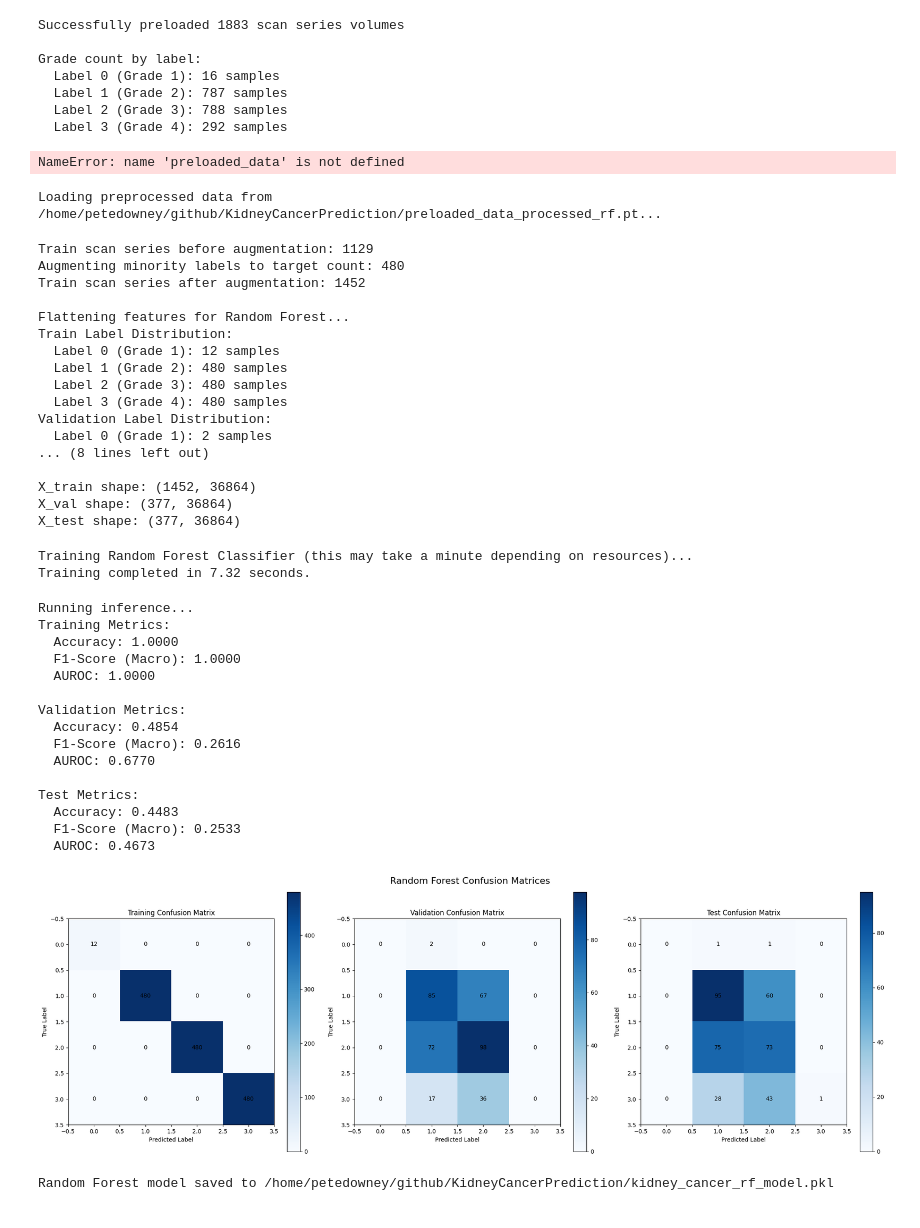
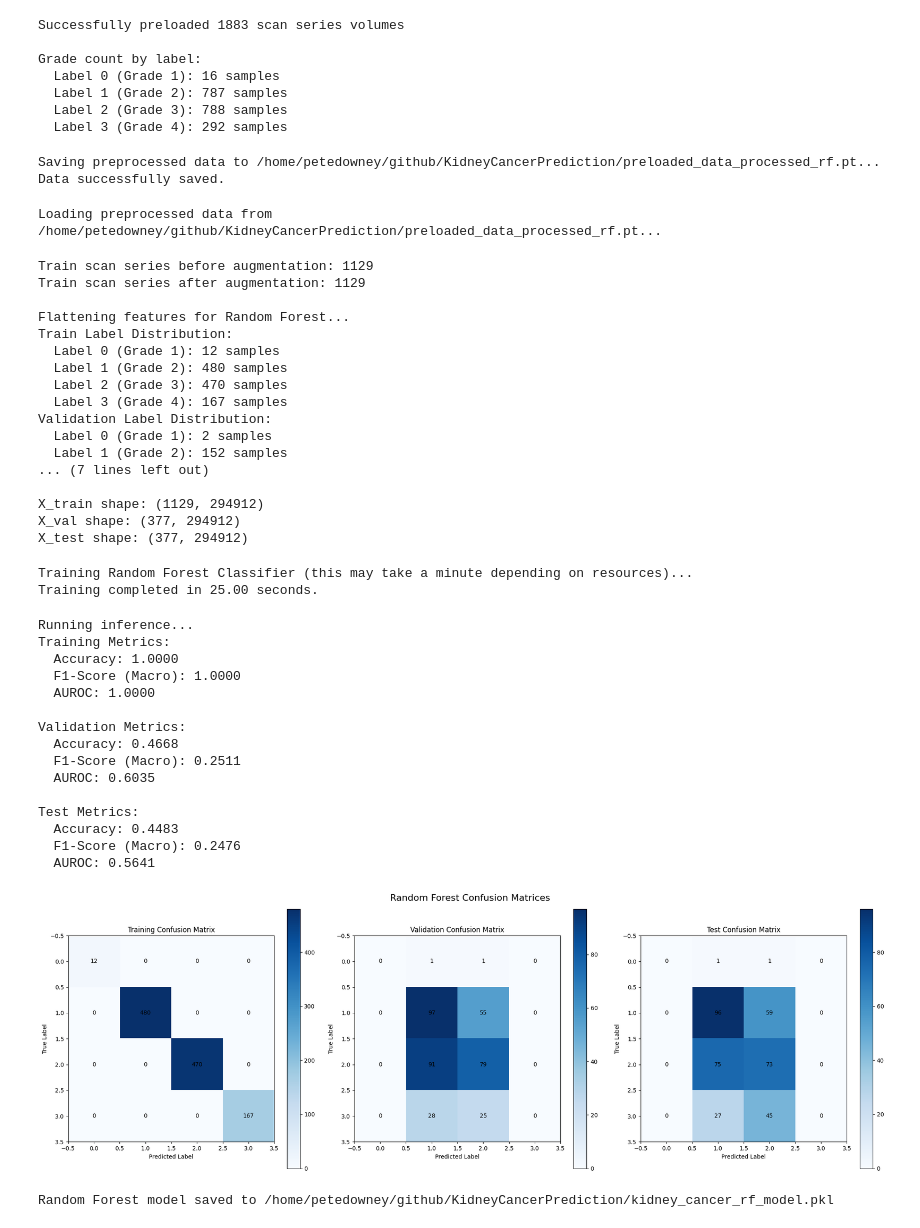
Before and after one commit to petedowney/KidneyCancerPrediction, a Jupyter notebook: random_forest_baseline.ipynb, the cells around one changed output. Cells and saved outputs as stored; diff of their text form; code cells hidden in the pictures.

```diff
--- a/random_forest_baseline.ipynb
+++ b/random_forest_baseline.ipynb
@@ -88,12 +85,14 @@ for key, (volume, label, patient_id) in tqdm(preloaded_data.items(), desc="Proce
     # Convert to numpy and remove channel dimension [1, D, H, W] -> [D, H, W]
     processed_volume_np = processed_volume[0].cpu().numpy()
 
-    # 1. Laplacian Sharpening
-    lap = laplace(processed_volume_np)
-    sharpened_volume = processed_volume_np - 0.3 * lap
+    # # 1. Laplacian Sharpening
+    # lap = laplace(processed_volume_np)
+    # sharpened_volume = processed_volume_np - 0.3 * lap
 
-    # 2. Histogram Equalization
-    equalized_volume = exposure.equalize_hist(sharpened_volume)
+    # # 2. Histogram Equalization
+    # equalized_volume = exposure.equalize_hist(sharpened_volume)
+
+    equalized_volume = processed_volume_np  # --- IGNORE: Skip processing for testing ---
 
     # Add the channel dimension back
     final_volume_np = np.expand_dims(equalized_volume, axis=0)
@@ -108,7 +107,8 @@ print(f"Saving preprocessed data to {save_path}...")
 torch.save(preloaded_data, save_path)
 print("Data successfully saved.")
 # %% [output]
-NameError: name 'preloaded_data' is not defined
+Saving preprocessed data to /home/petedowney/github/KidneyCancerPrediction/preloaded_data_processed_rf.pt...
+Data successfully saved.
 # %%
 load_path = os.path.join(base_path, "preloaded_data_processed_rf.pt")
 print(f"Loading preprocessed data from {load_path}...")
@@ -167,18 +167,22 @@ for key, (vol, lbl, pid) in preloaded_data.items():
     uint8_vol = (vol * 255).to(torch.uint8)
     to_uint8_data[key] = (uint8_vol, lbl, pid)
 
+# Align the data items using their keys
 keys = list(to_uint8_data.keys())
 series_items = [(k, series_data[k]) for k in keys]
 data_items = [(k, to_uint8_data[k]) for k in keys]
 
-# 60 / 20 / 20 split
+# First split to get 60% train and 40% temp
 train_series_items, temp_series_items, train_data_items, temp_data_items = train_test_split(
     series_items, data_items, test_size=0.4, random_state=42
 )
+
+# Second split to divide temp into 20% val and 20% test (which is 50% of the 40%)
 val_series_items, test_series_items, val_data_items, test_data_items = train_test_split(
     temp_series_items, temp_data_items, test_size=0.5, random_state=43
 )
 
+# Convert back to dictionaries AND re-index keys from 0 to N-1
 train_series = {i: item[1] for i, item in enumerate(train_series_items)}
 val_series = {i: item[1] for i, item in enumerate(val_series_items)}
 test_series = {i: item[1] for i, item in enumerate(test_series_items)}
@@ -190,11 +194,11 @@ test_data = {i: item[1] for i, item in enumerate(test_data_items)}
 print(f"Train scan series before augmentation: {len(train_series)}")
 
 # Augment the training data
-train_data, train_series = augment_data(train_data, train_series)
+#train_data, train_series = augment_data(train_data, train_series)
 print(f"Train scan series after augmentation: {len(train_series)}\n")
 
 # Flatten 3D images to 1D vectors for Random Forest
-def create_rf_dataset(data_dict, pool_size=4):
+def create_rf_dataset(data_dict, pool_size=2):
     X = []
     y = []
     for key, (vol, label, _) in data_dict.items():
@@ -219,22 +223,22 @@ print(f"X_val shape: {X_val.shape}")
 print(f"X_test shape: {X_test.shape}")
 # %% [output]
 Train scan series before augmentation: 1129
-Augmenting minority labels to target count: 480
-Train scan series after augmentation: 1452
+Train scan series after augmentation: 1129
 
 Flattening features for Random Forest...
 Train Label Distribution:
   Label 0 (Grade 1): 12 samples
   Label 1 (Grade 2): 480 samples
-  Label 2 (Grade 3): 480 samples
-  Label 3 (Grade 4): 480 samples
+  Label 2 (Grade 3): 470 samples
+  Label 3 (Grade 4): 167 samples
 Validation Label Distribution:
   Label 0 (Grade 1): 2 samples
-... (8 lines left out)
+  Label 1 (Grade 2): 152 samples
+... (7 lines left out)
 
-X_train shape: (1452, 36864)
-X_val shape: (377, 36864)
-X_test shape: (377, 36864)
+X_train shape: (1129, 294912)
+X_val shape: (377, 294912)
+X_test shape: (377, 294912)
 # %%
 from sklearn.ensemble import RandomForestClassifier
 import time
@@ -242,15 +246,13 @@ import time
 print("Training Random Forest Classifier (this may take a minute depending on resources)...")
 start_time = time.time()
 
-# We pooled the data to reduce RAM, and setting n_jobs=1 or 2 helps prevent memory spikes.
-# (If memory holds up fine now, you can turn n_jobs back up for faster training)
-rf = RandomForestClassifier(n_estimators=100, max_depth=20, random_state=42, n_jobs=1)
+rf = RandomForestClassifier(n_estimators=100, max_depth=40, random_state=42, n_jobs=1)
 rf.fit(X_train, y_train)
 
 print(f"Training completed in {time.time() - start_time:.2f} seconds.")
 # %% [output]
 Training Random Forest Classifier (this may take a minute depending on resources)...
-Training completed in 7.32 seconds.
+Training completed in 25.00 seconds.
 # %%
 from sklearn.metrics import confusion_matrix, accuracy_score, f1_score, roc_auc_score
 
@@ -274,10 +276,13 @@ def print_metrics(name, y_true, y_pred, y_prob):
     try:
         unique_classes = np.unique(y_true)
         if len(unique_classes) > 1:
-            if y_prob.shape[1] == 2:
-                auc = roc_auc_score(y_true, y_prob[:, 1])
-            else:
-                auc = roc_auc_score(y_true, y_prob, multi_class='ovr')
+            aucs = []
+            # For each class predicted by the model, calculate binary AUROC if it exists in true targets
+            for i in range(y_prob.shape[1]):
+                if i in unique_classes:
+                    y_true_binary = (y_true == i).astype(int)
+                    aucs.append(roc_auc_score(y_true_binary, y_prob[:, i]))
+            auc = np.mean(aucs) if len(aucs) > 0 else float('nan')
         else:
             auc = float('nan')
     except ValueError:
@@ -318,39 +323,39 @@ im2 = axes[1].imshow(val_cm, cmap='Blues')
 axes[1].set_title('Validation Confusion Matrix')
 axes[1].set_xlabel('Predicted Label')
 axes[1].set_ylabel('True Label')
 for i in range(val_cm.shape[0]):
     for j in range(val_cm.shape[1]):
         axes[1].text(j, i, str(val_cm[i, j]), ha='center', va='center', color='black')
 plt.colorbar(im2, ax=axes[1])
 
 im3 = axes[2].imshow(test_cm, cmap='Blues')
 axes[2].set_title('Test Confusion Matrix')
 axes[2].set_xlabel('Predicted Label')
 axes[2].set_ylabel('True Label')
 for i in range(test_cm.shape[0]):
     for j in range(test_cm.shape[1]):
         axes[2].text(j, i, str(test_cm[i, j]), ha='center', va='center', color='black')
 plt.colorbar(im3, ax=axes[2])
 
 plt.tight_layout()
 plt.show()
 # %% [output]
 Running inference...
 Training Metrics:
   Accuracy: 1.0000
   F1-Score (Macro): 1.0000
   AUROC: 1.0000
 
 Validation Metrics:
-  Accuracy: 0.4854
-  F1-Score (Macro): 0.2616
-  AUROC: 0.6770
+  Accuracy: 0.4668
+  F1-Score (Macro): 0.2511
+  AUROC: 0.6035
 
 Test Metrics:
   Accuracy: 0.4483
-  F1-Score (Macro): 0.2533
-  AUROC: 0.4673
+  F1-Score (Macro): 0.2476
+  AUROC: 0.5641
-[figure, old version]
+[figure, new version]
 # %%
 import joblib
 
```
Also changed, not shown: parts of 1 cell of this notebook, 2 other files.
